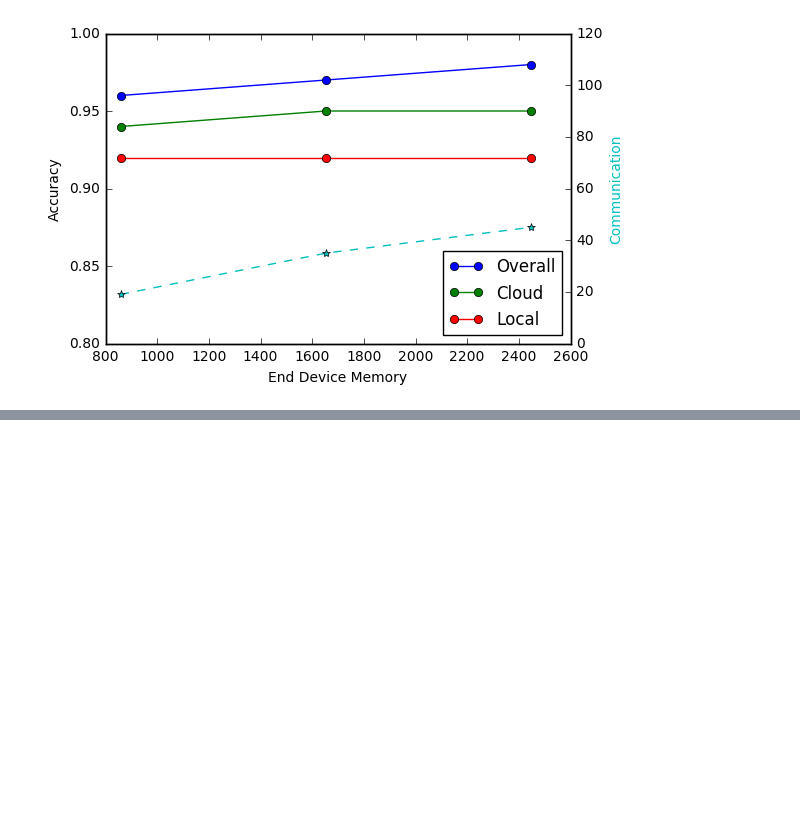
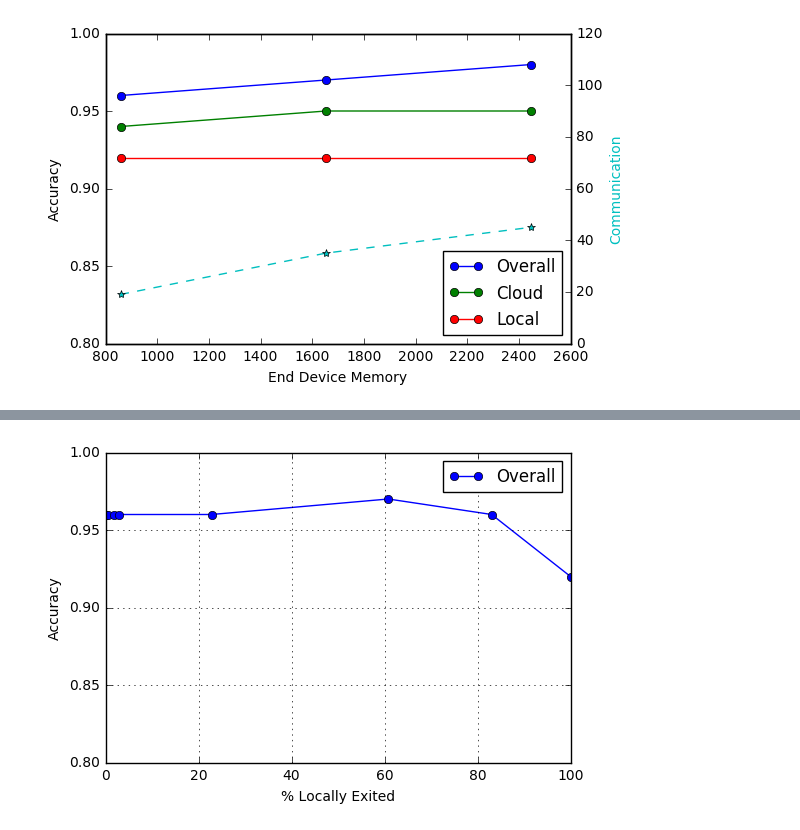
Before and after one commit to kunglab/ddnn, a Jupyter notebook: plots.ipynb, the cells around one changed output, grey strips where cells are left out. Saved outputs shown, nothing was run; the diff lists cells and outputs as text; code cells hidden in the pictures; blank space fills up the shorter version.

```diff
--- a/plots.ipynb
+++ b/plots.ipynb
@@ -180,0 +246,19 @@ fig.savefig("_figures/thresholdvsacc.pdf")
+# %%
+fig, ax1 = plt.subplots()
+
+# plt.figure(figsize=(10,10))
+ax1.plot(exit,acc[:,::-1],'o-')
+ax1.set_ylim([0.8,1])
+ax1.set_ylabel("Accuracy")
+ax1.set_xlabel("% Locally Exited")
+ax1.legend(['Overall', 'Cloud', 'Local'], loc="best")
+ax1.grid(True)
+
+# ax2 = ax1.twinx()
+# ax2.set_ylim([0,200])
+# ax2.plot(size,exit,'*--c')
+# ax2.set_ylabel('% Locally Exited', color='c')
+
+fig.savefig("_figures/exitvsacc.pdf")
+# %% [output]
+[figure, added]
```
Also changed, not shown: parts of 2 cells of this notebook, 4 other files.
